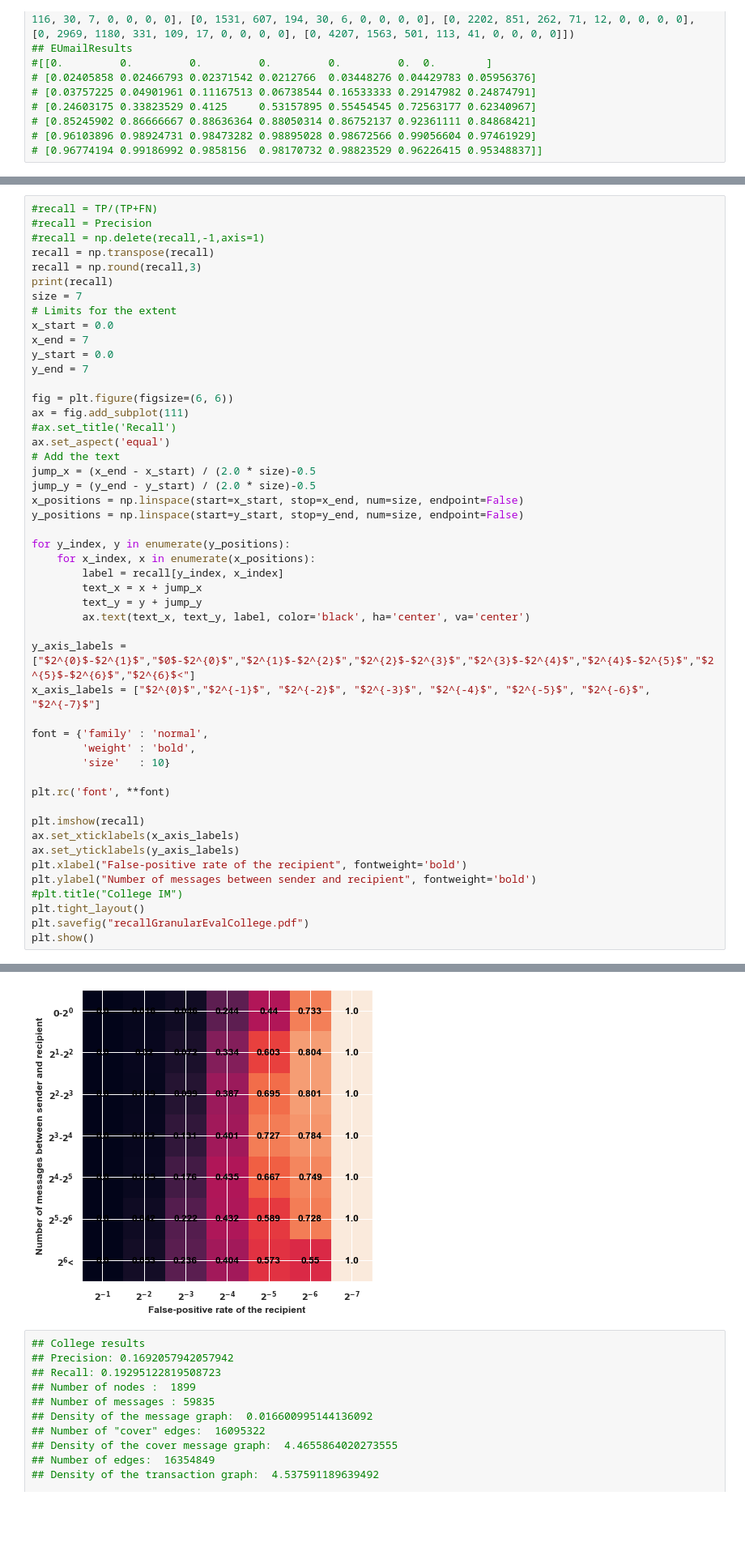
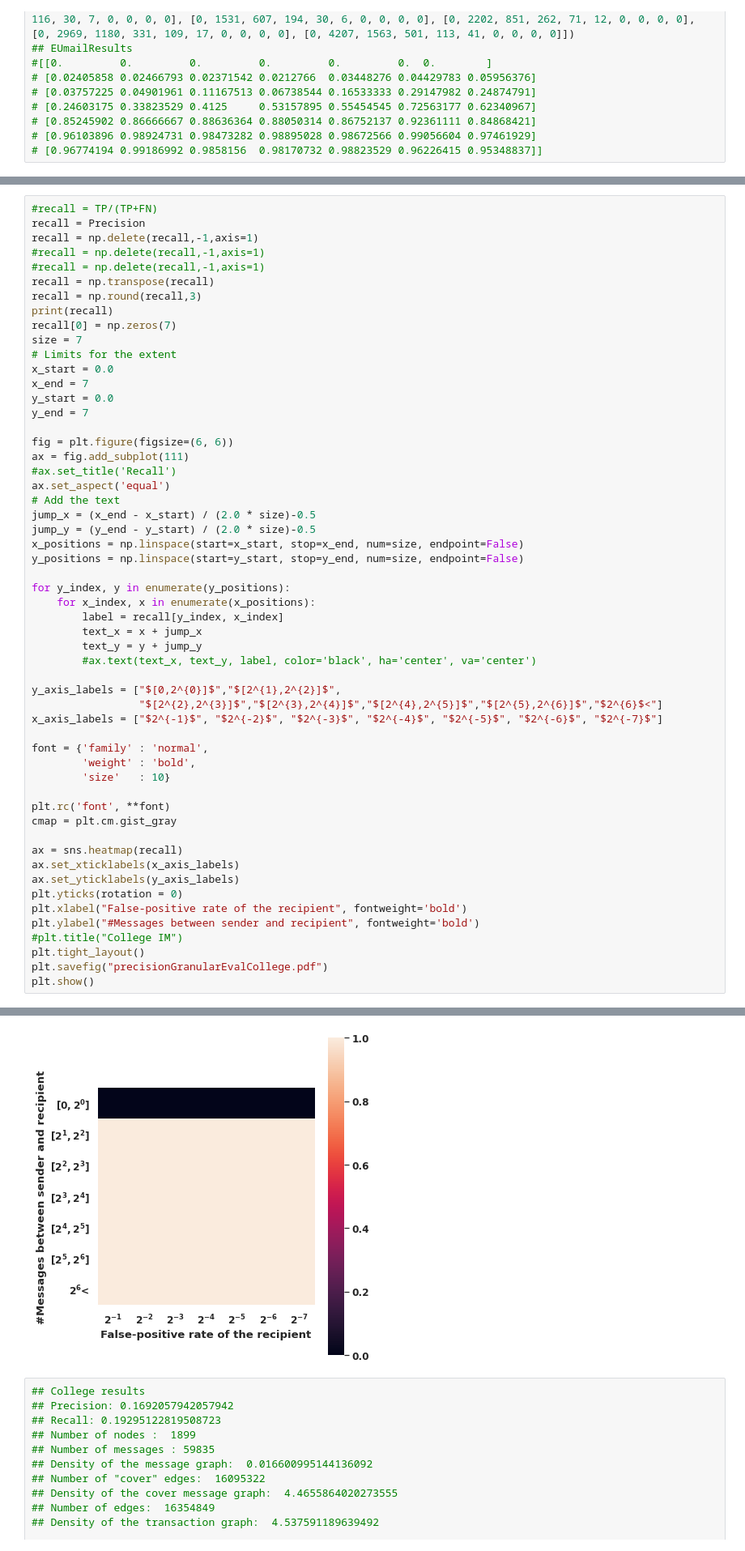
Before and after one commit to seresistvanandras/FMD-analysis, a Jupyter notebook: src/Analyser.ipynb, the cells around one changed output, grey strips where cells are left out. Shown at 81% size. Saved outputs shown, nothing was run; the diff lists cells and outputs as text; blank space fills up the shorter version.

Commit message:
Final Figures?

```diff
--- a/src/Analyser.ipynb
+++ b/src/Analyser.ipynb
@@ -527,11 +527,14 @@ print(recall)
   1.        ]]
 # %%
 #recall = TP/(TP+FN)
-#recall = Precision
+recall = Precision
+recall = np.delete(recall,-1,axis=1)
+#recall = np.delete(recall,-1,axis=1)
 #recall = np.delete(recall,-1,axis=1)
 recall = np.transpose(recall)
 recall = np.round(recall,3)
 print(recall)
+recall[0] = np.zeros(7)
 size = 7
 # Limits for the extent
 x_start = 0.0
@@ -554,24 +557,27 @@ for y_index, y in enumerate(y_positions):
         label = recall[y_index, x_index]
         text_x = x + jump_x
         text_y = y + jump_y
-        ax.text(text_x, text_y, label, color='black', ha='center', va='center')
+        #ax.text(text_x, text_y, label, color='black', ha='center', va='center')
 
-y_axis_labels = ["$2^{0}$-$2^{1}$","$0$-$2^{0}$","$2^{1}$-$2^{2}$","$2^{2}$-$2^{3}$","$2^{3}$-$2^{4}$","$2^{4}$-$2^{5}$","$2^{5}$-$2^{6}$","$2^{6}$<"]
-x_axis_labels = ["$2^{0}$","$2^{-1}$", "$2^{-2}$", "$2^{-3}$", "$2^{-4}$", "$2^{-5}$", "$2^{-6}$", "$2^{-7}$"]
+y_axis_labels = ["$[0,2^{0}]$","$[2^{1},2^{2}]$",
+                 "$[2^{2},2^{3}]$","$[2^{3},2^{4}]$","$[2^{4},2^{5}]$","$[2^{5},2^{6}]$","$2^{6}$<"]
+x_axis_labels = ["$2^{-1}$", "$2^{-2}$", "$2^{-3}$", "$2^{-4}$", "$2^{-5}$", "$2^{-6}$", "$2^{-7}$"]
 
 font = {'family' : 'normal',
         'weight' : 'bold',
         'size'   : 10}
 
 plt.rc('font', **font)
+cmap = plt.cm.gist_gray
 
-plt.imshow(recall)
+ax = sns.heatmap(recall)
 ax.set_xticklabels(x_axis_labels)
 ax.set_yticklabels(y_axis_labels)
+plt.yticks(rotation = 0)
 plt.xlabel("False-positive rate of the recipient", fontweight='bold')
-plt.ylabel("Number of messages between sender and recipient", fontweight='bold')
+plt.ylabel("#Messages between sender and recipient", fontweight='bold')
 #plt.title("College IM")
 plt.tight_layout()
-plt.savefig("recallGranularEvalCollege.pdf")
+plt.savefig("precisionGranularEvalCollege.pdf")
 plt.show()
 # %% [output]
@@ -585,4 +591,4 @@ plt.show()
-[figure, old version]
+[figure, new version]
 # %%
 ## College results
 ## Precision: 0.1692057942057942
```
Also changed, not shown: parts of 1 cell of this notebook, 3 other files.
